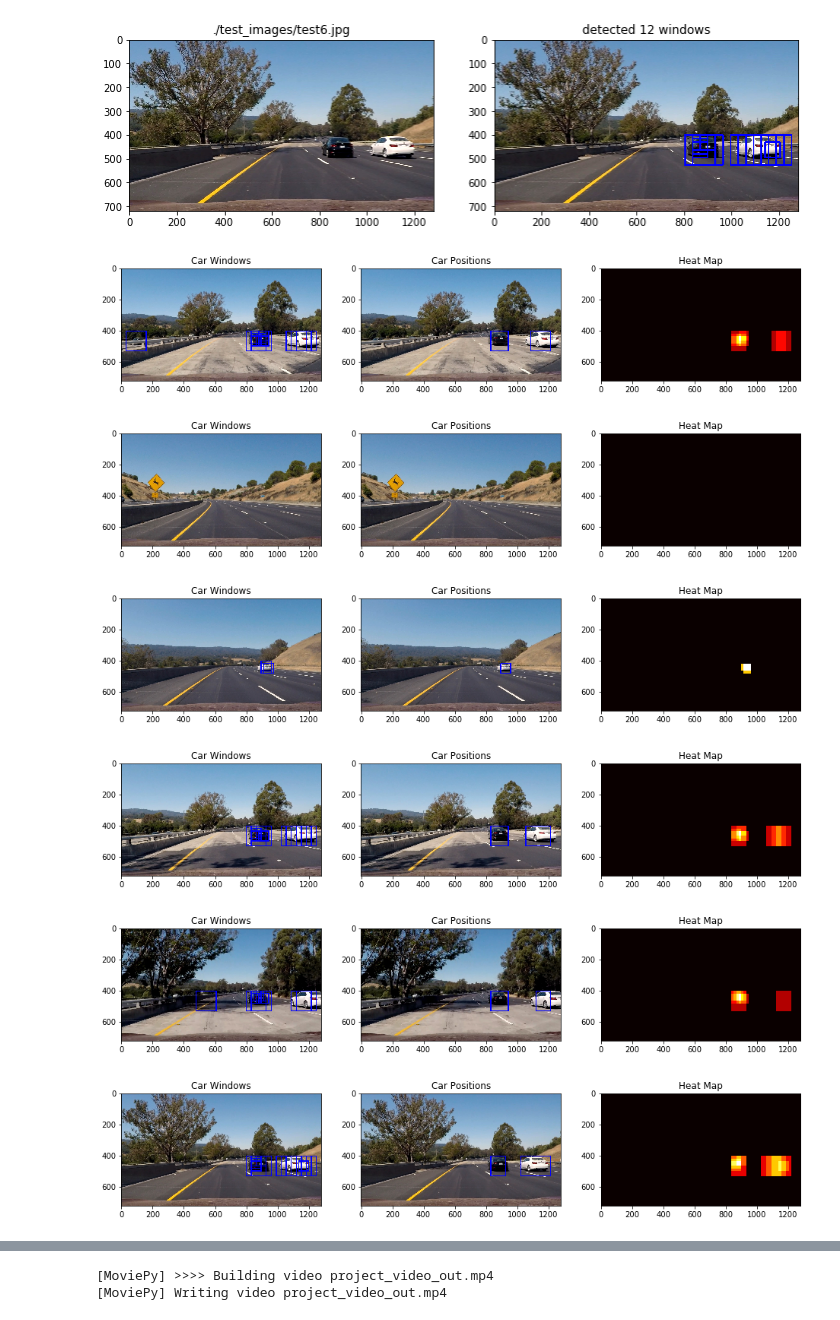
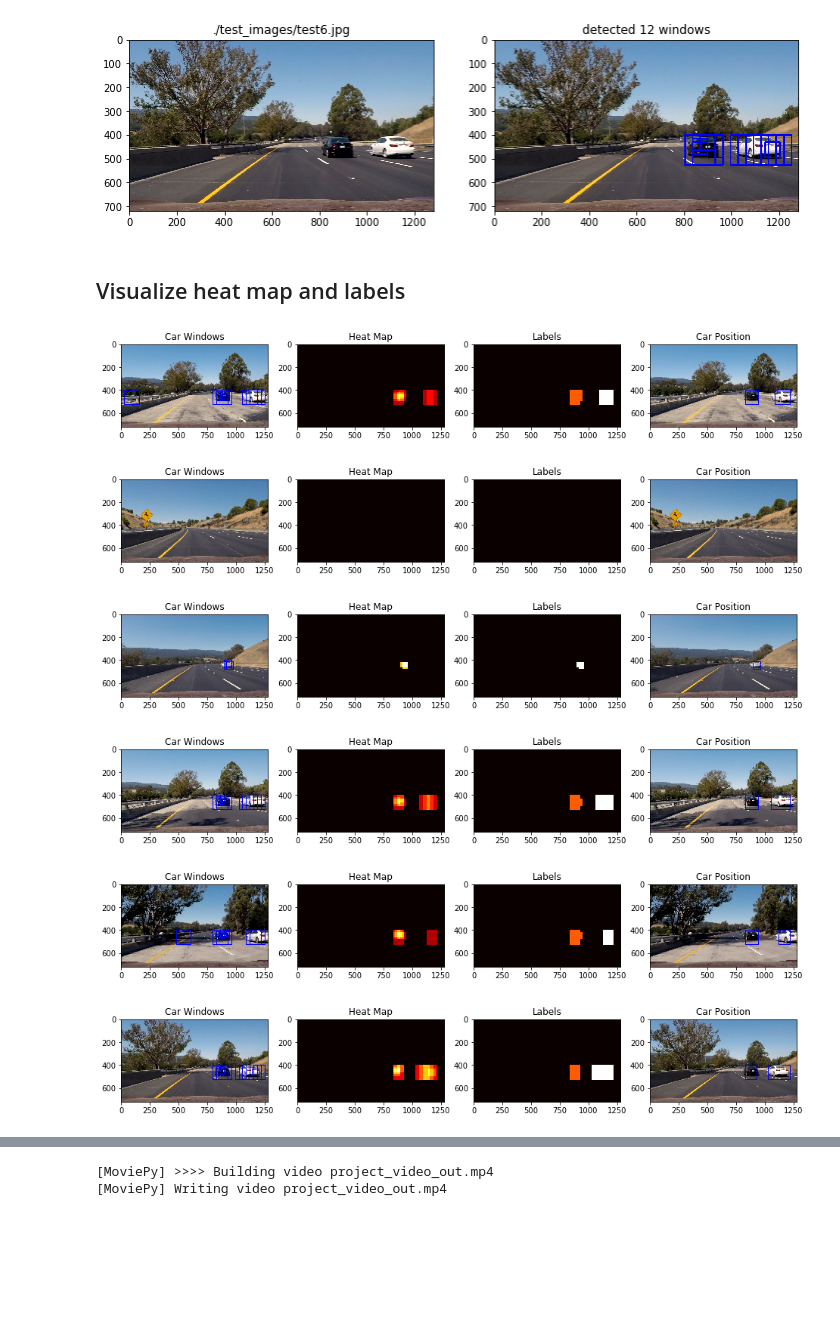
Before and after one commit to vincechan/CarND-Vehicle-Detection, a Jupyter notebook: vehicle-detection.ipynb, the cells around one changed output, grey strips where cells are left out. Drawn from its saved outputs; the diff is of its cells as text; code cells hidden in the pictures; blank space fills up the shorter version.

```diff
--- a/vehicle-detection.ipynb
+++ b/vehicle-detection.ipynb
@@ -606,35 +606,38 @@ for file in test_images:
 [figure]
 [figure]
 [figure]
+# %% [markdown]
+## Visualize heat map and labels
 # %%
 threshold = 1
 test_images = glob.glob('./test_images/*.jpg')
 for file in test_images:
     img = mpimg.imread(file)
     windows = find_cars(img)
 
     car_image = draw_boxes(img, windows, color=(0,0,255), thick=6)
 
     heat = np.zeros_like(img[:,:,0]).astype(np.float)
 
     # Add heat to each box in box list
     heat = add_heat(heat,windows)
 
     # Apply threshold to help remove false positives
     heat = apply_threshold(heat,threshold)
 
     # Visualize the heatmap when displaying
     heatmap = np.clip(heat, 0, 255)
 
     # Find final boxes from heatmap using label function
     labels = label(heatmap)
     draw_img = draw_labeled_bboxes(np.copy(img), labels)
 
-    plot_images([car_image, draw_img, heatmap], figsize=(16,16), titles=['Car Windows', 'Car Positions', 'Heat Map'], gray_cmap='hot')
+    plot_images([car_image, heatmap, labels[0], draw_img], figsize=(16,16),
+                titles=['Car Windows', 'Heat Map', 'Labels', 'Car Position'], gray_cmap='hot')
 # %% [output]
-[figure, old version]
+[figure, new version]
-[figure, old version]
+[figure, new version]
-[figure, old version]
+[figure, new version]
-[figure, old version]
+[figure, new version]
-[figure, old version]
+[figure, new version]
-[figure, old version]
+[figure, new version]
```
Also changed, not shown: parts of 3 cells of this notebook, 23 other files.
